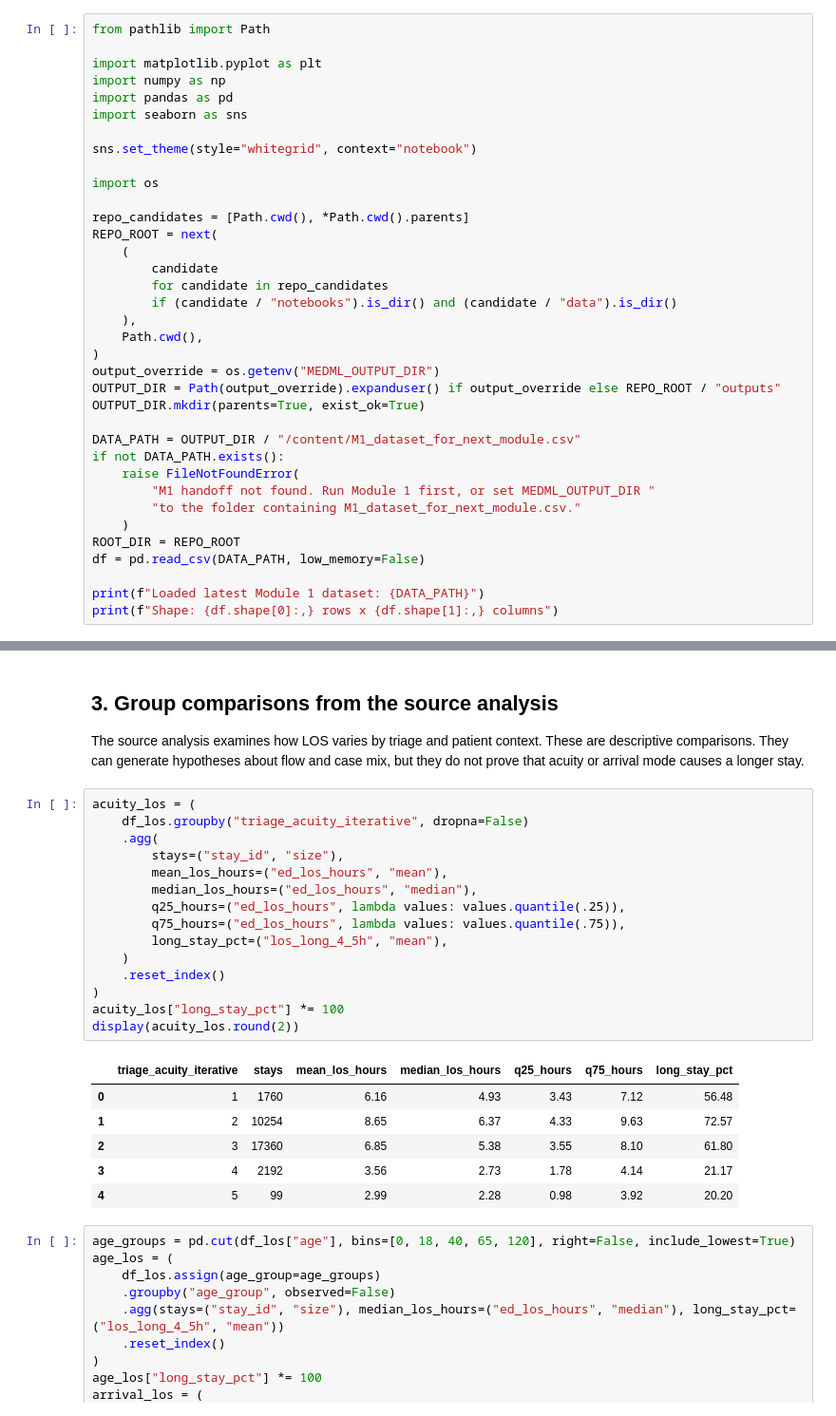
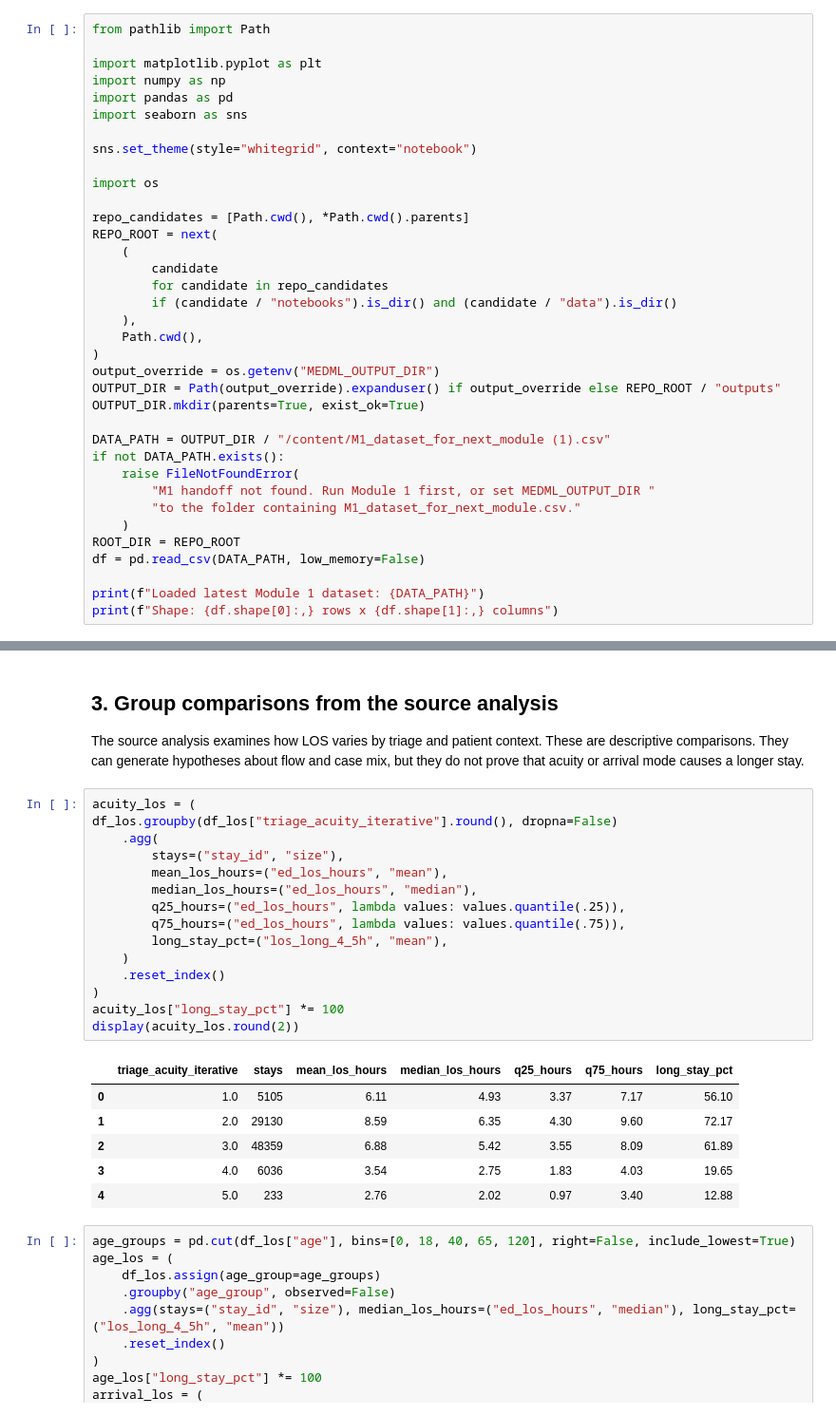
Before and after one commit to waziz786/MedML-toolbox, a Jupyter notebook: notebooks/02_M2_ED_Length_of_Stay_Analysis.ipynb, the cells around one changed output, grey strips where cells are left out. Shown at 95% size. Cells and saved outputs as stored; diff of their text form.

```diff
--- a/notebooks/02_M2_ED_Length_of_Stay_Analysis.ipynb
+++ b/notebooks/02_M2_ED_Length_of_Stay_Analysis.ipynb
@@ -43,7 +43,7 @@ output_override = os.getenv("MEDML_OUTPUT_DIR")
 OUTPUT_DIR = Path(output_override).expanduser() if output_override else REPO_ROOT / "outputs"
 OUTPUT_DIR.mkdir(parents=True, exist_ok=True)
 
-DATA_PATH = OUTPUT_DIR / "/content/M1_dataset_for_next_module.csv"
+DATA_PATH = OUTPUT_DIR / "/content/M1_dataset_for_next_module (1).csv"
 if not DATA_PATH.exists():
     raise FileNotFoundError(
         "M1 handoff not found. Run Module 1 first, or set MEDML_OUTPUT_DIR "
@@ -158,26 +158,26 @@ Compare a stay at 4.49 hours with one at 4.51 hours. The binary label puts them
 The source analysis examines how LOS varies by triage and patient context. These are descriptive comparisons. They can generate hypotheses about flow and case mix, but they do not prove that acuity or arrival mode causes a longer stay.
 # %%
 acuity_los = (
-    df_los.groupby("triage_acuity_iterative", dropna=False)
+df_los.groupby(df_los["triage_acuity_iterative"].round(), dropna=False)
     .agg(
         stays=("stay_id", "size"),
         mean_los_hours=("ed_los_hours", "mean"),
         median_los_hours=("ed_los_hours", "median"),
         q25_hours=("ed_los_hours", lambda values: values.quantile(.25)),
         q75_hours=("ed_los_hours", lambda values: values.quantile(.75)),
         long_stay_pct=("los_long_4_5h", "mean"),
     )
     .reset_index()
 )
 acuity_los["long_stay_pct"] *= 100
 display(acuity_los.round(2))
 # %% [output]
 |  | triage_acuity_iterative | stays | mean_los_hours | median_los_hours | q25_hours | q75_hours | long_stay_pct |
-| 0 | 1 | 1760 | 6.16 | 4.93 | 3.43 | 7.12 | 56.48 |
-| 1 | 2 | 10254 | 8.65 | 6.37 | 4.33 | 9.63 | 72.57 |
-| 2 | 3 | 17360 | 6.85 | 5.38 | 3.55 | 8.10 | 61.80 |
-| 3 | 4 | 2192 | 3.56 | 2.73 | 1.78 | 4.14 | 21.17 |
-| 4 | 5 | 99 | 2.99 | 2.28 | 0.98 | 3.92 | 20.20 |
+| 0 | 1.0 | 5105 | 6.11 | 4.93 | 3.37 | 7.17 | 56.10 |
+| 1 | 2.0 | 29130 | 8.59 | 6.35 | 4.30 | 9.60 | 72.17 |
+| 2 | 3.0 | 48359 | 6.88 | 5.42 | 3.55 | 8.09 | 61.89 |
+| 3 | 4.0 | 6036 | 3.54 | 2.75 | 1.83 | 4.03 | 19.65 |
+| 4 | 5.0 | 233 | 2.76 | 2.02 | 0.97 | 3.40 | 12.88 |
 # %%
 age_groups = pd.cut(df_los["age"], bins=[0, 18, 40, 65, 120], right=False, include_lowest=True)
 age_los = (
```
Also changed, not shown: parts of 4 cells of this notebook.
